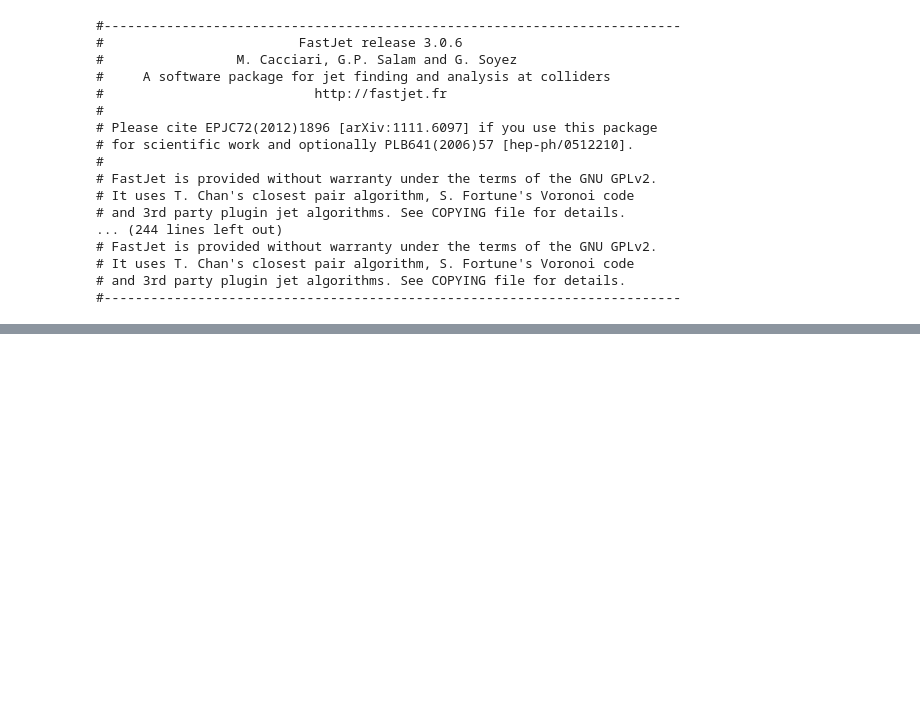
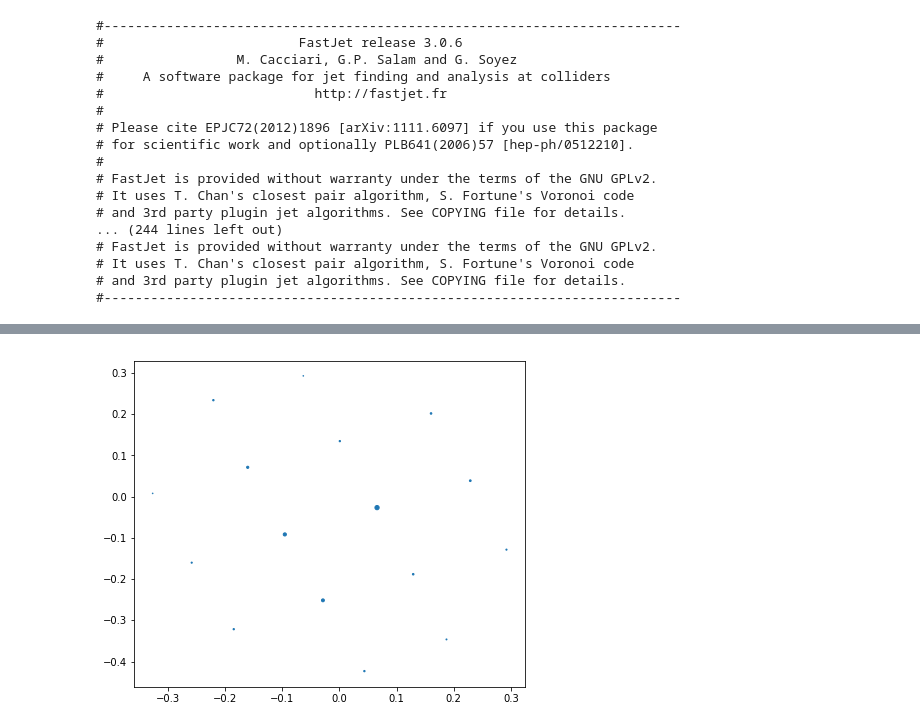
Before and after one commit to cbernet/recnn, a Jupyter notebook: notebooks/FullNotebook.ipynb, the cells around one changed output, grey strips where cells are left out. Cells and saved outputs as stored; diff of their text form; code cells hidden in the pictures; blank space fills up the shorter version.

```diff
--- a/notebooks/FullNotebook.ipynb
+++ b/notebooks/FullNotebook.ipynb
@@ -501,0 +567,19 @@ fd.close()
+# %%
+a = []
+w=[]
+i0=2000
+i1=i0+10
+for i,j in enumerate(X[:1]):
+    constituents = j["content"][j["tree"][:, 0] == -1]
+    if y[i]==1 or True:
+        a.append(np.array([[LorentzVector(c).eta(),
+                            LorentzVector(c).phi()] for c in constituents]))
+        w.append([LorentzVector(c).pt() for c in constituents])
+#w = [item for sublist in w for item in sublist]
+
+
+for i in range(len(a)):
+    plt.scatter(a[i][:,0],a[i][:,1],s=w[i]*40)
+plt.show()
+# %% [output]
+[figure, added]
```
Also changed, not shown: parts of 9 cells of this notebook, 1 other file.
